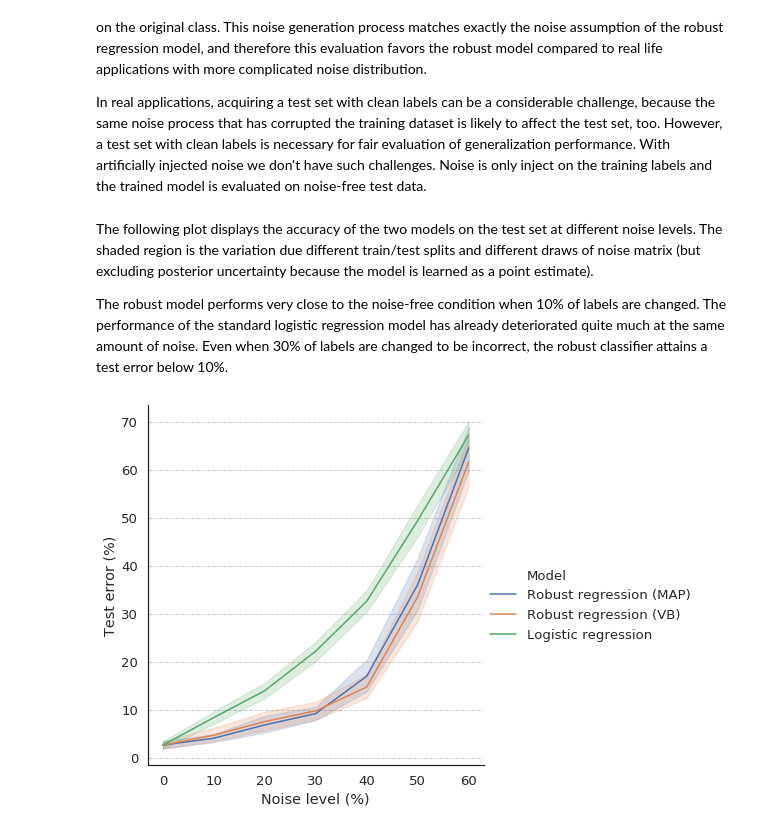
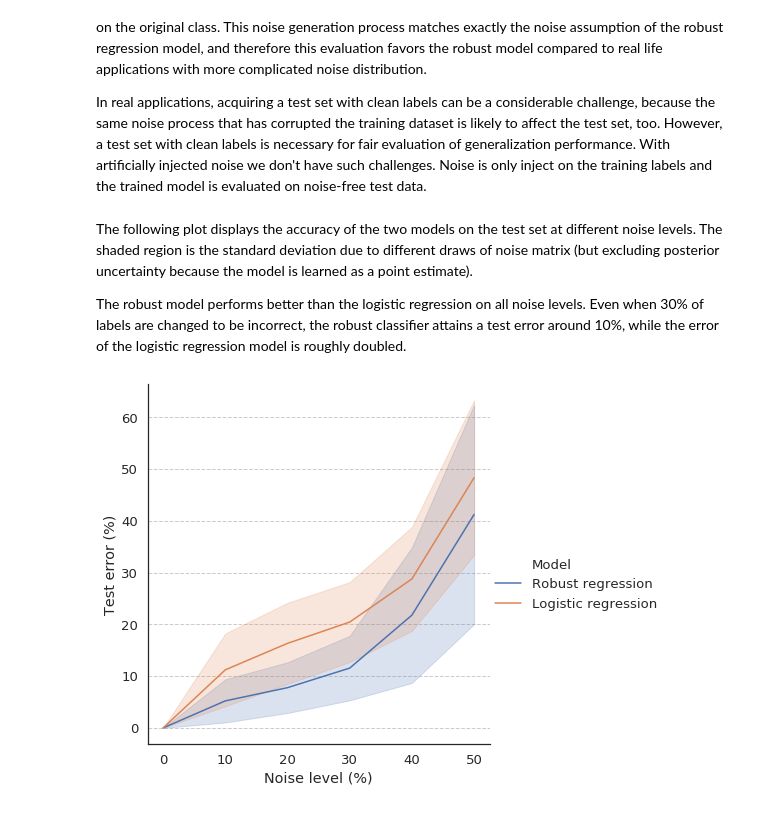
Before and after one commit to aajanki/label-noise-classification, a Jupyter notebook: Label noise robust classification.ipynb, the cells around one changed output. Saved outputs shown, nothing was run; the diff lists cells and outputs as text; code cells hidden in the pictures.

Commit message:
Remove VB, show stddev in the test error graph

```diff
--- a/Label noise robust classification.ipynb
+++ b/Label noise robust classification.ipynb
@@ -224,7 +220,8 @@ class StanMAPClassifierAdapter():
         best_par = None
         best_lp = None
         for _ in range(max(self.restarts, 1)):
-            res = self.sm.optimizing(data=data, init=robust_regression_param_initializer(K, X.shape[1]), as_vector=False)
+            init = robust_regression_param_initializer(K, X.shape[1])
+            res = self.sm.optimizing(data=data, init=init, as_vector=False)
             if best_lp is None or res['value'] > best_lp:
                 best_par = res['par']
                 best_lp = res['value']
@@ -239,10 +236,10 @@ class StanMAPClassifierAdapter():
 Let's train the robust model on the same data as before (no added noise, yet). The prediction results and the parameter values match quite closely to the results of the scikit-learn LogisticRegression above. This gives us confidence that the Stan model is implemented correctly because it should find the same solution as the textbook logistic regression (assuming that there are no incorrect labels in the iris dataset!).
 # %%
 clf = StanMAPClassifierAdapter(robust_model, prior_sigma=10, transition_prior=2, restarts=6)
-clf.fit(X_train0, y_train0)
+clf.fit(X_train, y_train)
 
-ypred_train = clf.predict(X_train0)
-ypred_test = clf.predict(X_test0)
+ypred_train = clf.predict(X_train)
+ypred_test = clf.predict(X_test)
 
 print(f'intercept = {clf.intercept_}')
 print(f'beta = {clf.coef_}')
@@ -250,8 +247,8 @@ print(f'gamma = {clf.gamma_}')
 
 print()
 print('Train')
-print(classification_report(y_train0, ypred_train, target_names=iris['target_names']))
+print(classification_report(y_train, ypred_train, target_names=iris['target_names']))
 
 print()
 print('Test')
-print(classification_report(y_test0, ypred_test, target_names=iris['target_names']))
+print(classification_report(y_test, ypred_test, target_names=iris['target_names']))
@@ -260,19 +277,22 @@ print(classification_report(y_test0, ypred_test, target_names=iris['target_names
 # %%
 class StanSamplingClassifierAdapter():
-    def __init__(self, stan_model, prior_sigma=1, transition_prior=1, n_iter=2000):
+    def __init__(self, stan_model, prior_sigma=1, transition_prior=1, n_warmup=1000, n_samples=100, n_chains=4):
         """An adapter that provides a scikit-learn-like interface to fitting a Stan model.
 
         stan_model is a compiled Stan model.
         prior_sigma is the weight vector prior variance.
         transition_prior is the value of the dirichlet prior for the transtion matrix.
-        n_iter is the number of posterior samples to take
+        n_warmup is the number of warmup iterations
+        n_samples is the number of posterior samples to take
         """
 
         self.sm = stan_model
         self.fitted_model = None
         self.prior_sigma = prior_sigma
         self.transition_prior = transition_prior
-        self.n_iter = n_iter
+        self.n_warmup = n_warmup
+        self.n_samples = n_samples
+        self.n_chains = n_chains
 
     def fit(self, X, y):
         """Draw posterior samples from the model."""
@@ -289,7 +309,8 @@ class StanSamplingClassifierAdapter():
         }
 
         self.fitted_model = self.sm.sampling(data=data, init=robust_regression_param_initializer(K, X.shape[1]),
-                                             chains=1, iter=self.n_iter)
+                                             chains=self.n_chains, warmup=self.n_warmup,
+                                             iter=self.n_warmup + self.n_samples)
 
     def predict_samples(self, X):
         samples = self.fitted_model.extract(pars=['alpha', 'beta'])
@@ -301,21 +322,17 @@ class StanSamplingClassifierAdapter():
         samples = self.predict_samples(X)
         return mode(samples, axis=0).mode[0]
 # %%
-clf = StanMAPClassifierAdapter(robust_model, prior_sigma=10, transition_prior=2, restarts=6)
-clf.fit(X_train0, y_train0)
+clf = StanSamplingClassifierAdapter(robust_model, prior_sigma=10, transition_prior=1, n_warmup=200, n_samples=100, n_chains=1)
+clf.fit(X_train, y_train)
 
-ypred_train = clf.predict(X_train0)
-ypred_test = clf.predict(X_test0)
-
-print(f'intercept = {clf.intercept_}')
-print(f'beta = {clf.coef_}')
-print(f'gamma = {clf.gamma_}')
+ypred_train = clf.predict(X_train)
+ypred_test = clf.predict(X_test)
 
 print()
 print('Train')
-print(classification_report(y_train0, ypred_train, target_names=iris['target_names']))
+print(classification_report(y_train, ypred_train, target_names=iris['target_names']))
 
 print()
 print('Test')
-print(classification_report(y_test0, ypred_test, target_names=iris['target_names']))
+print(classification_report(y_test, ypred_test, target_names=iris['target_names']))
 # %% [output]
@@ -463,11 +411,11 @@ for i, flip_prob in enumerate(noise_proportions):
 
 errors = pd.DataFrame(errors)
 # %% [markdown]
-The following plot displays the accuracy of the two models on the test set at different noise levels. The shaded region is the variation due different train/test splits and different draws of noise matrix (but excluding posterior uncertainty because the model is learned as a point estimate).
+The following plot displays the accuracy of the two models on the test set at different noise levels. The shaded region is the standard deviation due to different draws of noise matrix (but excluding posterior uncertainty because the model is learned as a point estimate).
 
-The robust model performs very close to the noise-free condition when 10% of labels are changed. The performance of the standard logistic regression model has already deteriorated quite much at the same amount of noise. Even when 30% of labels are changed to be incorrect, the robust classifier attains a test error below 10%.
+The robust model performs better than the logistic regression on all noise levels. Even when 30% of labels are changed to be incorrect, the robust classifier attains a test error around 10%, while the error of the logistic regression model is roughly doubled.
 # %%
-g = sns.relplot(x='Noise level (%)', y='Test error (%)', hue='Model', kind='line', data=errors, height=6)
+g = sns.relplot(x='Noise level (%)', y='Test error (%)', hue='Model', kind='line', data=errors, height=6, ci="sd")
 g.ax.grid(axis='y', linestyle='--')
 # %% [output]
-[figure, old version]
+[figure, new version]
```
Also changed, not shown: parts of 14 cells of this notebook.
